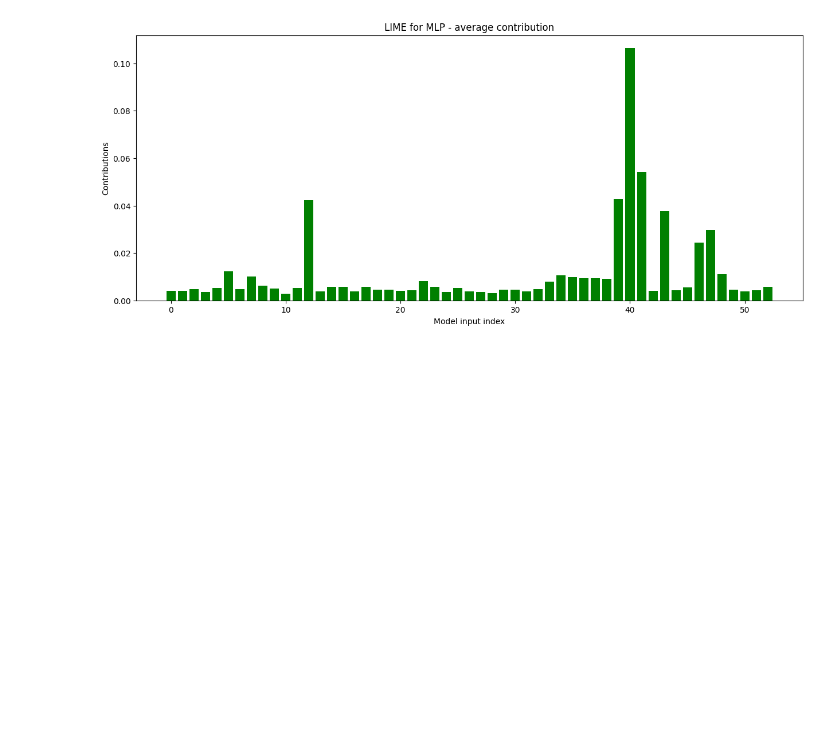
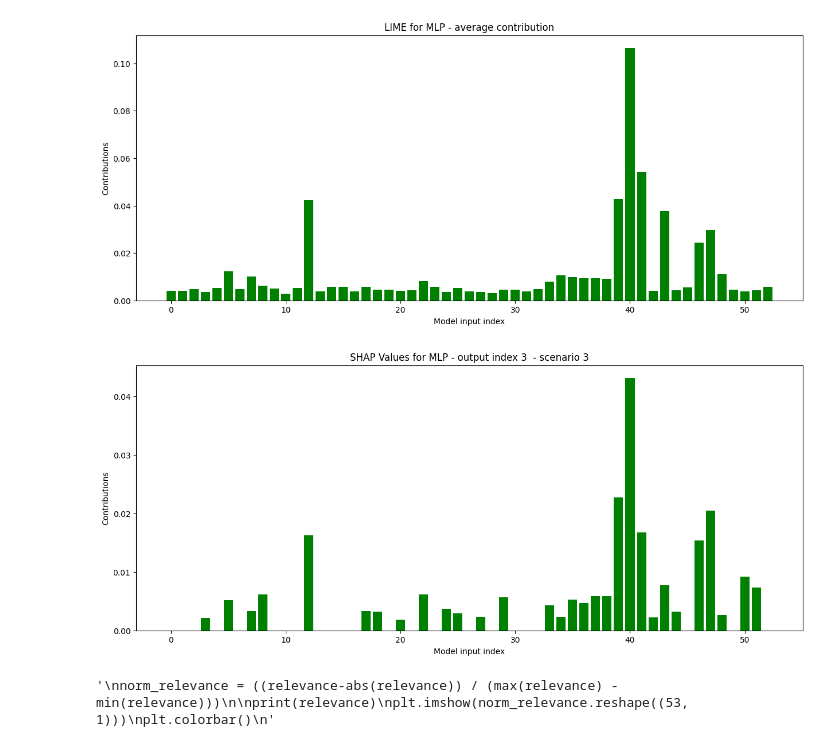
Before and after one commit to CarachinoAlessio/Explainable-AutoML-driven-State-Etimators, a Jupyter notebook: net18/script_net18_MLP.ipynb, the cells around one changed output. Drawn from its saved outputs; the diff is of its cells as text; code cells hidden in the pictures; blank space fills up the shorter version.

```diff
--- a/net18/script_net18_MLP.ipynb
+++ b/net18/script_net18_MLP.ipynb
@@ -40,7 +40,7 @@ out_columns = [str(i) for i in range(num_input, num_input + num_output)]
 # %%
 from case118.networks import ANN
 
-model = ANN(num_input, 1524, num_output, dropout=0.4656649267466235)
+model = ANN(num_input, 1580, num_output, dropout=0.2302727528297988)
 model.load_state_dict(torch.load("model_net18_53.pth"))
 model.eval()
 model = model.to(device)
@@ -249,3 +249,61 @@ Intercept 1.3037239173757957
 Prediction_local [1.48875465]
 Right: 1.04847
 [figure]
+# %%
+from net18.scenarios2 import get_data_by_scenario_and_case
+import shap
+
+import matplotlib.pyplot as plt
+
+
+np.random.seed(42)
+scenario = 3
+case = 1
+
+s1_c1_data = get_data_by_scenario_and_case(scenario, case)
+x = s1_c1_data[0]
+x_hat = s1_c1_data[1]
+y_all = s1_c1_data[2]
+y_hat_all = s1_c1_data[3]
+
+node_index = 3
+
+
+columns_names = in_columns + out_columns
+
+def wrapped_model(x):
+    test_data = Dataset(x, np.zeros((len(x), 18)))
+    test_dataloader = DataLoader(test_data, batch_size=len(test_data))
+
+    with torch.no_grad():
+        for batch, (X, _) in enumerate(test_dataloader):
+            X, _ = X.to(device), _
+            pred = model(X)
+            pred = pred.cpu().detach().numpy()
+    return pred
+
+to_be_explained = x_hat
+random_indices = np.random.choice(test_x.shape[0], size=100, replace=False)
+explainer = shap.KernelExplainer(wrapped_model, train_x[random_indices])
+shap_values = explainer.shap_values(to_be_explained)
+relevance = abs(shap_values[node_index].ravel())
+
+x_positions = np.arange(len(relevance))
+plt.figure(figsize=(15,6))
+plt.bar(x_positions, relevance, color='green')
+plt.xlabel('Model input index')
+plt.ylabel('Contributions')
+plt.title(f'SHAP Values for MLP - output index {node_index}  - scenario {scenario}')
+
+plt.show()
+
+'''
+norm_relevance = ((relevance-abs(relevance)) / (max(relevance) - min(relevance)))
+
+print(relevance)
+plt.imshow(norm_relevance.reshape((53, 1)))
+plt.colorbar()
+'''
+# %% [output]
+[figure, added]
+'\nnorm_relevance = ((relevance-abs(relevance)) / (max(relevance) - min(relevance)))\n\nprint(relevance)\nplt.imshow(norm_relevance.reshape((53, 1)))\nplt.colorbar()\n'
```
Also changed, not shown: 36 other files.
